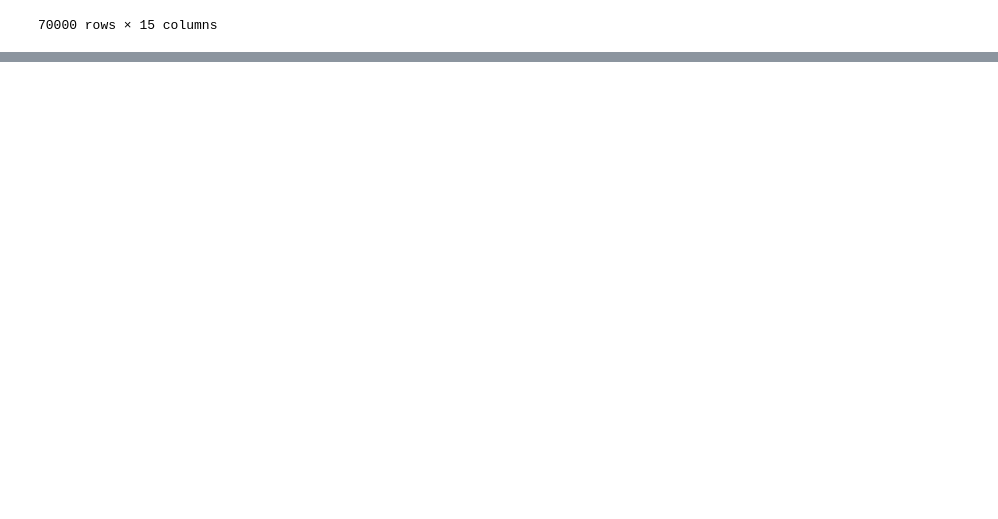
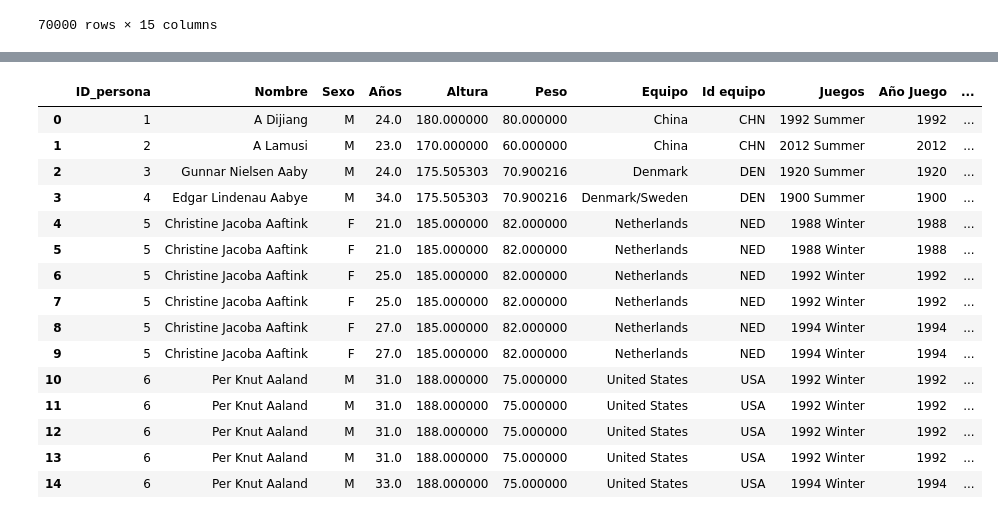
Before and after one commit to maquimelina/Proyecto-Data-Science-I, a Jupyter notebook: juegos_olimpicos.ipynb, the cells around one changed output, grey strips where cells are left out. Drawn from its saved outputs; the diff is of its cells as text; code cells hidden in the pictures; blank space fills up the shorter version.

```diff
--- a/juegos_olimpicos.ipynb
+++ b/juegos_olimpicos.ipynb
@@ -197,3 +217,11 @@ dtype: int64
 df['Medalla'] = df['Medalla'].fillna( 'Sin Medalla')
 # %%
 df['Medalla'] = df['Medalla'].replace('Sin Medalla', "No obtuvo")
+# %%
+reemplazos_medallas = {
+    'Bronze':'Bronce',
+    'Silver':'Plata',
+    'Gold':'Oro'
+}
+df['Medalla'] = df['Medalla'].replace(reemplazos_medallas)
+df.head(3)
@@ -215,0 +258,13 @@ df
+# %%
+# Crear un mapeo de los valores de la columna 'Medalla'
+mapeo = {
+    'No obtuvo': 0,
+    'Bronze': 1,
+    'Silver': 1,
+    'Gold': 1
+}
+
+# Incorporar la nueva columna usando map()
+df['Obtuvo_medalla'] = df['Medalla'].map(mapeo)
+
+print(df)
@@ -215,0 +289,30 @@ df
+# %%
+# Crear un mapeo de los valores de la columna 'Medalla' para tipo de medalla según es Bronce, Oro o Plata
+mapeo_podio = {
+    'No obtuvo': 0,
+    'Bronce': 3,
+    'Plata': 2,
+    'Oro': 1
+}
+
+# Incorporar la nueva columna usando map()
+df['Podio'] = df['Medalla'].map(mapeo_podio)
+
+df.head(15)
+# %% [output]
+|  | ID_persona | Nombre | Sexo | Años | Altura | Peso | Equipo | Id equipo | Juegos | Año Juego | ... |
+| 0 | 1 | A Dijiang | M | 24.0 | 180.000000 | 80.000000 | China | CHN | 1992 Summer | 1992 | ... |
+| 1 | 2 | A Lamusi | M | 23.0 | 170.000000 | 60.000000 | China | CHN | 2012 Summer | 2012 | ... |
+| 2 | 3 | Gunnar Nielsen Aaby | M | 24.0 | 175.505303 | 70.900216 | Denmark | DEN | 1920 Summer | 1920 | ... |
+| 3 | 4 | Edgar Lindenau Aabye | M | 34.0 | 175.505303 | 70.900216 | Denmark/Sweden | DEN | 1900 Summer | 1900 | ... |
+| 4 | 5 | Christine Jacoba Aaftink | F | 21.0 | 185.000000 | 82.000000 | Netherlands | NED | 1988 Winter | 1988 | ... |
+| 5 | 5 | Christine Jacoba Aaftink | F | 21.0 | 185.000000 | 82.000000 | Netherlands | NED | 1988 Winter | 1988 | ... |
+| 6 | 5 | Christine Jacoba Aaftink | F | 25.0 | 185.000000 | 82.000000 | Netherlands | NED | 1992 Winter | 1992 | ... |
+| 7 | 5 | Christine Jacoba Aaftink | F | 25.0 | 185.000000 | 82.000000 | Netherlands | NED | 1992 Winter | 1992 | ... |
+| 8 | 5 | Christine Jacoba Aaftink | F | 27.0 | 185.000000 | 82.000000 | Netherlands | NED | 1994 Winter | 1994 | ... |
+| 9 | 5 | Christine Jacoba Aaftink | F | 27.0 | 185.000000 | 82.000000 | Netherlands | NED | 1994 Winter | 1994 | ... |
+| 10 | 6 | Per Knut Aaland | M | 31.0 | 188.000000 | 75.000000 | United States | USA | 1992 Winter | 1992 | ... |
+| 11 | 6 | Per Knut Aaland | M | 31.0 | 188.000000 | 75.000000 | United States | USA | 1992 Winter | 1992 | ... |
+| 12 | 6 | Per Knut Aaland | M | 31.0 | 188.000000 | 75.000000 | United States | USA | 1992 Winter | 1992 | ... |
+| 13 | 6 | Per Knut Aaland | M | 31.0 | 188.000000 | 75.000000 | United States | USA | 1992 Winter | 1992 | ... |
+| 14 | 6 | Per Knut Aaland | M | 33.0 | 188.000000 | 75.000000 | United States | USA | 1994 Winter | 1994 | ... |
```
Also changed, not shown: parts of 8 cells of this notebook.
